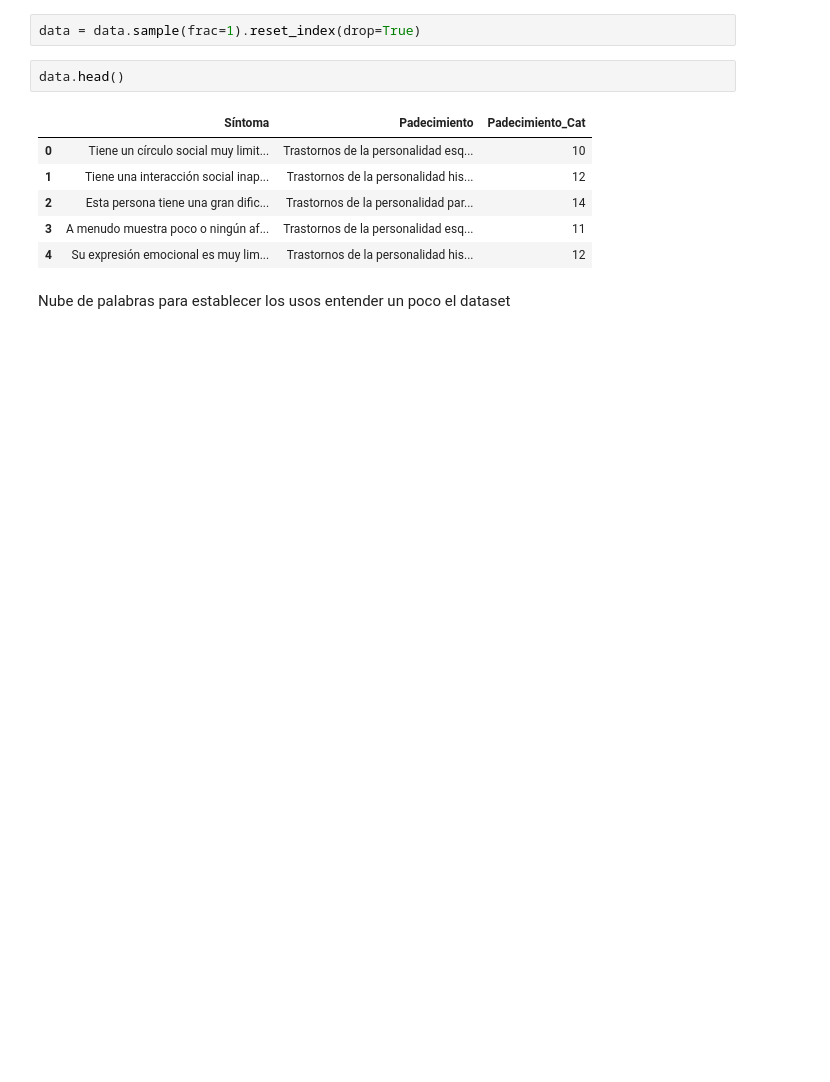
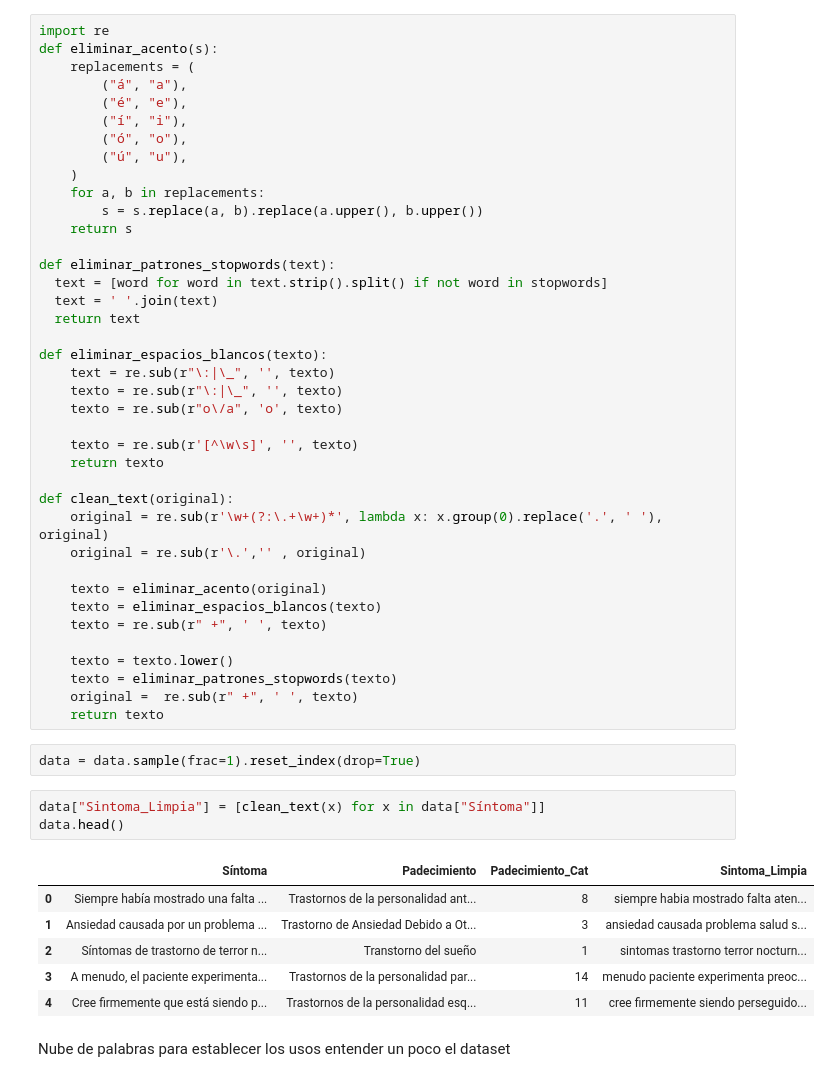
Before and after one commit to edmenciab733/PINV15-673, a Jupyter notebook: diagnostico_trastornos_edgar.ipynb, the cells around one changed output. Cells and saved outputs as stored; diff of their text form; blank space fills up the shorter version.

```diff
--- a/diagnostico_trastornos_edgar.ipynb
+++ b/diagnostico_trastornos_edgar.ipynb
@@ -138,14 +140,54 @@ Name: Padecimiento, dtype: int64
+# %%
+import re
+def eliminar_acento(s):
+    replacements = (
+        ("á", "a"),
+        ("é", "e"),
+        ("í", "i"),
+        ("ó", "o"),
+        ("ú", "u"),
+    )
+    for a, b in replacements:
+        s = s.replace(a, b).replace(a.upper(), b.upper())
+    return s
+
+def eliminar_patrones_stopwords(text):
+  text = [word for word in text.strip().split() if not word in stopwords]
+  text = ' '.join(text)
+  return text
+
+def eliminar_espacios_blancos(texto):
+    text = re.sub(r"\:|\_", '', texto)
+    texto = re.sub(r"\:|\_", '', texto)
+    texto = re.sub(r"o\/a", 'o', texto)
+
+    texto = re.sub(r'[^\w\s]', '', texto)
+    return texto
+
+def clean_text(original):
+    original = re.sub(r'\w+(?:\.+\w+)*', lambda x: x.group(0).replace('.', ' '), original)
+    original = re.sub(r'\.','' , original)
+
+    texto = eliminar_acento(original)
+    texto = eliminar_espacios_blancos(texto)
+    texto = re.sub(r" +", ' ', texto)
+
+    texto = texto.lower()
+    texto = eliminar_patrones_stopwords(texto)
+    original =  re.sub(r" +", ' ', texto)
+    return texto
 # %%
 data = data.sample(frac=1).reset_index(drop=True)
-# %%
-data.head()
-# %% [output]
-|  | Síntoma | Padecimiento | Padecimiento_Cat |
-| 0 | Tiene un círculo social muy limit... | Trastornos de la personalidad esq... | 10 |
-| 1 | Tiene una interacción social inap... | Trastornos de la personalidad his... | 12 |
-| 2 | Esta persona tiene una gran dific... | Trastornos de la personalidad par... | 14 |
-| 3 | A menudo muestra poco o ningún af... | Trastornos de la personalidad esq... | 11 |
-| 4 | Su expresión emocional es muy lim... | Trastornos de la personalidad his... | 12 |
+# %%
+data["Sintoma_Limpia"] = [clean_text(x) for x in data["Síntoma"]]
+data.head()
+# %% [output]
+|  | Síntoma | Padecimiento | Padecimiento_Cat | Sintoma_Limpia |
+| 0 | Siempre había mostrado una falta ... | Trastornos de la personalidad ant... | 8 | siempre habia mostrado falta aten... |
+| 1 | Ansiedad causada por un problema ... | Trastorno de Ansiedad Debido a Ot... | 3 | ansiedad causada problema salud s... |
+| 2 | Síntomas de trastorno de terror n... | Transtorno del sueño | 1 | sintomas trastorno terror nocturn... |
+| 3 | A menudo, el paciente experimenta... | Trastornos de la personalidad par... | 14 | menudo paciente experimenta preoc... |
+| 4 | Cree firmemente que está siendo p... | Trastornos de la personalidad esq... | 11 | cree firmemente siendo perseguido... |
 # %% [markdown]
 Nube de palabras para establecer los usos entender un poco el dataset
 # %%
```
Also changed, not shown: parts of 23 cells of this notebook.
